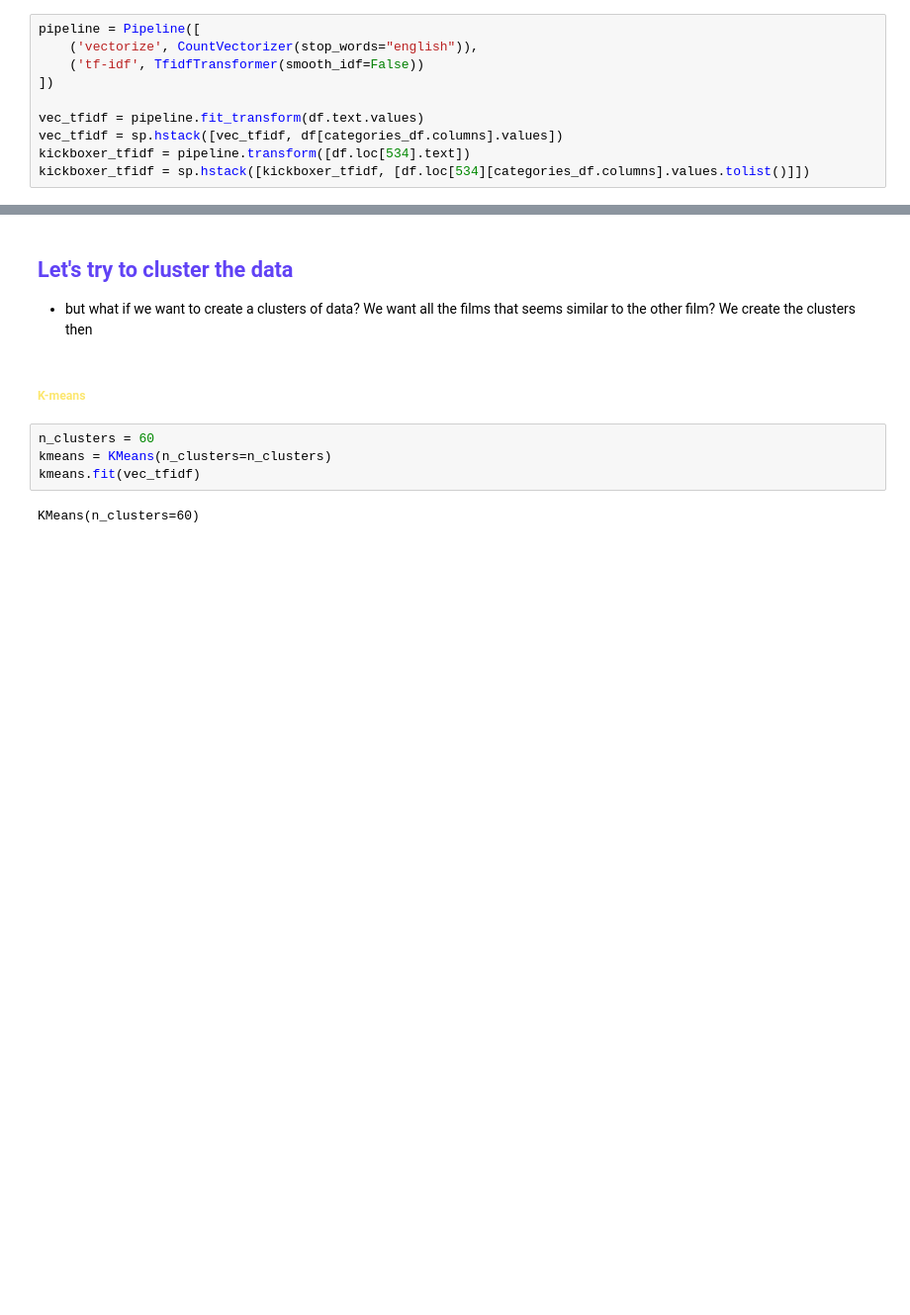
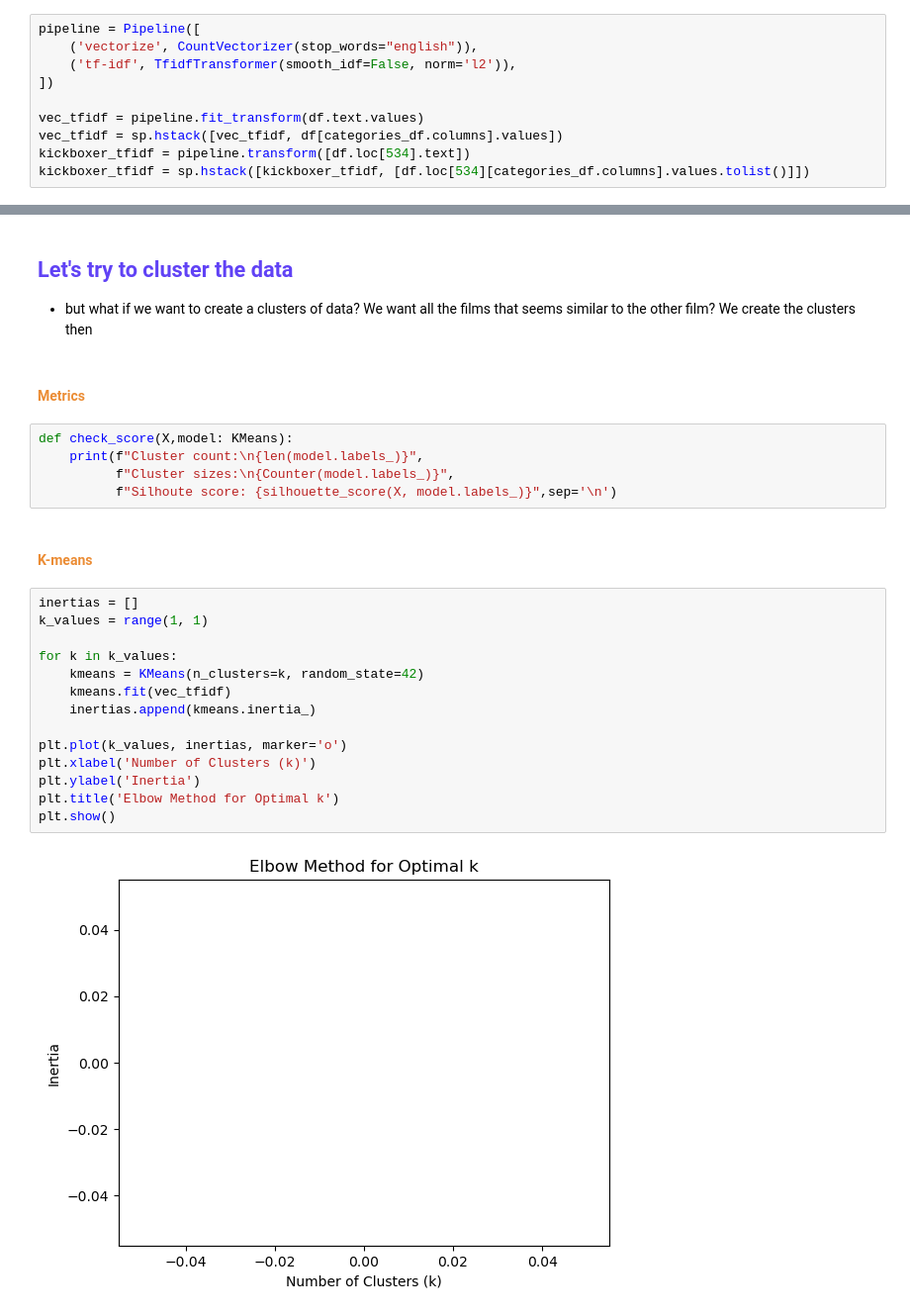
Before and after one commit to JHeczko/dataScience_kurs, a Jupyter notebook: Clusterization/Advanced/clusterization_advanced.ipynb, the cells around one changed output, grey strips where cells are left out. Shown at 99% size. Drawn from its saved outputs; the diff is of its cells as text; blank space fills up the shorter version.

```diff
--- a/Clusterization/Advanced/clusterization_advanced.ipynb
+++ b/Clusterization/Advanced/clusterization_advanced.ipynb
@@ -215,7 +242,7 @@ calculate_dist(kickboxer, vec_count, metric="cosine").head(5)
 # %%
 pipeline = Pipeline([
     ('vectorize', CountVectorizer(stop_words="english")),
-    ('tf-idf', TfidfTransformer(smooth_idf=False))
+    ('tf-idf', TfidfTransformer(smooth_idf=False, norm='l2')),
 ])
 
 vec_tfidf = pipeline.fit_transform(df.text.values)
@@ -247,11 +274,28 @@ calculate_dist(kickboxer_tfidf, vec_tfidf, "cosine").head(5)
 # %% [markdown]
 ## <span style="color:#6042f5"><b>Let's try to cluster the data
 - but what if we want to create a clusters of data? We want all the films that seems similar to the other film? We create the clusters then
+# %% [markdown]
+#### <span style="color:#eb8c34"><b>Metrics
+# %%
+def check_score(X,model: KMeans):
+    print(f"Cluster count:\n{len(model.labels_)}",
+          f"Cluster sizes:\n{Counter(model.labels_)}",
+          f"Silhoute score: {silhouette_score(X, model.labels_)}",sep='\n')
 # %% [markdown]
-##### <span style="color:#fce76f"><b>K-means
+#### <span style="color:#eb8c34"><b>K-means
 # %%
-n_clusters = 60
-kmeans = KMeans(n_clusters=n_clusters)
-kmeans.fit(vec_tfidf)
+inertias = []
+k_values = range(1, 1)
+
+for k in k_values:
+    kmeans = KMeans(n_clusters=k, random_state=42)
+    kmeans.fit(vec_tfidf)
+    inertias.append(kmeans.inertia_)
+
+plt.plot(k_values, inertias, marker='o')
+plt.xlabel('Number of Clusters (k)')
+plt.ylabel('Inertia')
+plt.title('Elbow Method for Optimal k')
+plt.show()
 # %% [output]
-KMeans(n_clusters=60)
+[figure, added]
```
Also changed, not shown: parts of 17 cells of this notebook, 1 other file.
